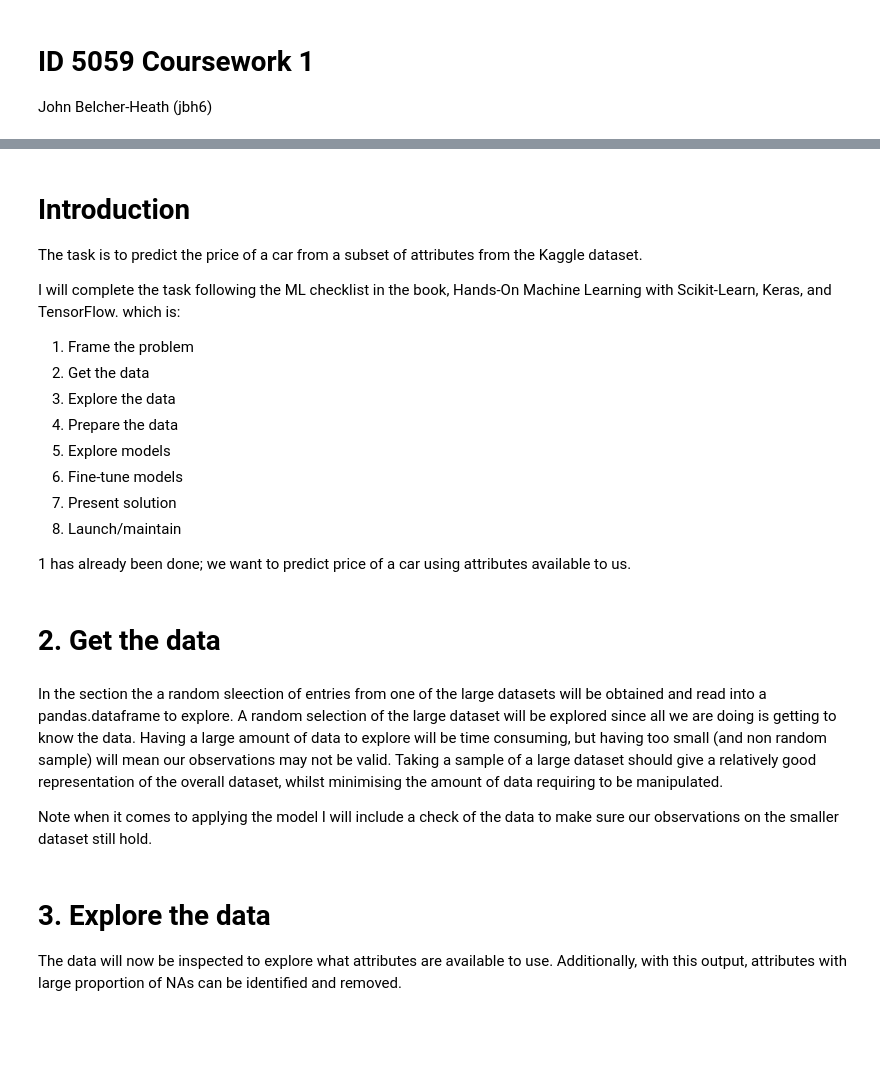
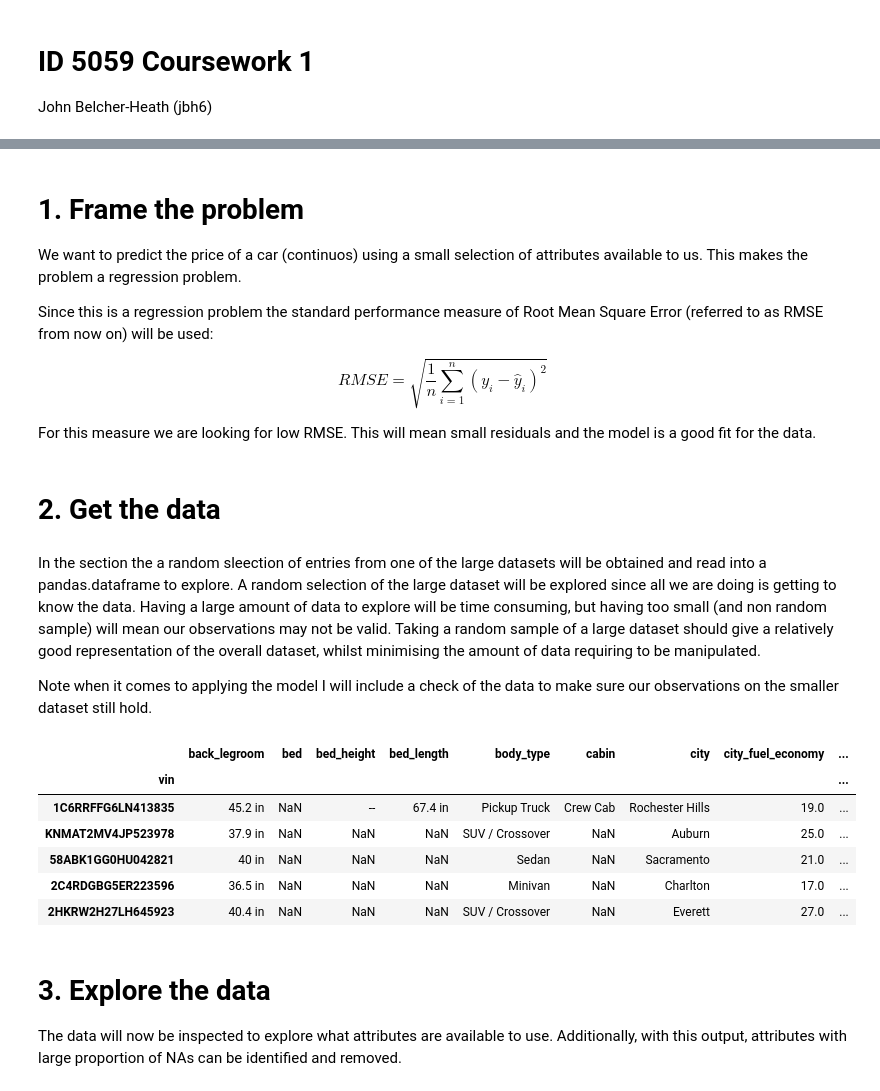
Before and after one commit to johnb-h/Car-Dataset-EDA-and-Prediction-Model, a Jupyter notebook: ID5059_run_script.ipynb, the cells around one changed output, grey strips where cells are left out. Cells and saved outputs as stored; diff of their text form; code cells hidden in the pictures; blank space fills up the shorter version.

```diff
--- a/ID5059_run_script.ipynb
+++ b/ID5059_run_script.ipynb
@@ -4,24 +19,19 @@ John Belcher-Heath (jbh6)
 # %% [markdown]
-# Introduction
+# 1. Frame the problem
 
-The task is to predict the price of a car from a subset of attributes from the Kaggle dataset.
+We want to predict the price of a car (continuos) using a small selection of attributes available to us. This makes the problem a regression problem.
 
-I will complete the task following the ML checklist in the book, Hands-On Machine Learning with Scikit-Learn, Keras, and TensorFlow. which is:
+Since this is a regression problem the standard performance measure of Root Mean Square Error (referred to as RMSE from now on) will be used:
 
-1. Frame the problem
-2. Get the data
-3. Explore the data
-4. Prepare the data
-5. Explore models
-6. Fine-tune models
-7. Present solution
-8. Launch/maintain
+$$
+RMSE = \sqrt{\frac{1}{n} \sum_{i=1}^n(y_i - \hat{y}_i)^2}
+$$
 
-1 has already been done; we want to predict price of a car using attributes available to us.
+For this measure we are looking for low RMSE. This will mean small residuals and the model is a good fit for the data.
 # %% [markdown]
 # 2. Get the data
 # %% [markdown]
-In the section the a random sleection of entries from one of the large datasets will be obtained and read into a pandas.dataframe to explore. A random selection of the large dataset will be explored since all we are doing is getting to know the data. Having a large amount of data to explore will be time consuming, but having too small (and non random sample) will mean our observations may not be valid. Taking a sample of a large dataset should give a relatively good representation of the overall dataset, whilst minimising the amount of data requiring to be manipulated.
+In the section the a random sleection of entries from one of the large datasets will be obtained and read into a pandas.dataframe to explore. A random selection of the large dataset will be explored since all we are doing is getting to know the data. Having a large amount of data to explore will be time consuming, but having too small (and non random sample) will mean our observations may not be valid. Taking a random sample of a large dataset should give a relatively good representation of the overall dataset, whilst minimising the amount of data requiring to be manipulated.
 
 Note when it comes to applying the model I will include a check of the data to make sure our observations on the smaller dataset still hold.
 # %%
@@ -38,21 +48,37 @@ import glob
 from pathlib import Path
 # %%
 # folder_path: str = "/cs/studres/ID5059/Coursework/Coursework-1/data/2_medium" # uni
-folder_path : str = r"/home/johnbh/personal_git/ID5059_coursework_1/data/2_medium" # Desktop
+folder_path : str = r"/home/johnbh/personal_git/ID5059_coursework_1/data/3_large" # Desktop
 
 if not os.path.exists(folder_path):
     raise FileNotFoundError
 os.chdir(folder_path)
 
 file_names : list = [i for i in glob.glob("*.{}".format('csv'))]
+
 
 def read_car_data(filepath : str) -> pd.DataFrame:
     """
     Reads a filepath and returns the dataframe
     :param filepath: The location of the file to read
     :return: returns the pandas dataframe
     """
     return pd.read_csv(filepath, index_col = "vin")
 
-df = read_car_data(file_names[0]) # Read one of the medium files
+sample_size: int = 10000
+
+df: pd.DataFrame = read_car_data(file_names[0]).sample(sample_size)
 data_original_length : int = len(df.index)
+
+# Clear the maximum number of columns to be displayed, so that all will be visible.
+pd.set_option('display.max_columns', None)
+# check data looks okay
+df.head(5)
+# %% [output]
+|  | back_legroom | bed | bed_height | bed_length | body_type | cabin | city | city_fuel_economy | ... |
+| vin |  |  |  |  |  |  |  |  | ... |
+| 1C6RRFFG6LN413835 | 45.2 in | NaN | -- | 67.4 in | Pickup Truck | Crew Cab | Rochester Hills | 19.0 | ... |
+| KNMAT2MV4JP523978 | 37.9 in | NaN | NaN | NaN | SUV / Crossover | NaN | Auburn | 25.0 | ... |
+| 58ABK1GG0HU042821 | 40 in | NaN | NaN | NaN | Sedan | NaN | Sacramento | 21.0 | ... |
+| 2C4RDGBG5ER223596 | 36.5 in | NaN | NaN | NaN | Minivan | NaN | Charlton | 17.0 | ... |
+| 2HKRW2H27LH645923 | 40.4 in | NaN | NaN | NaN | SUV / Crossover | NaN | Everett | 27.0 | ... |
```
Also changed, not shown: parts of 64 cells of this notebook.
